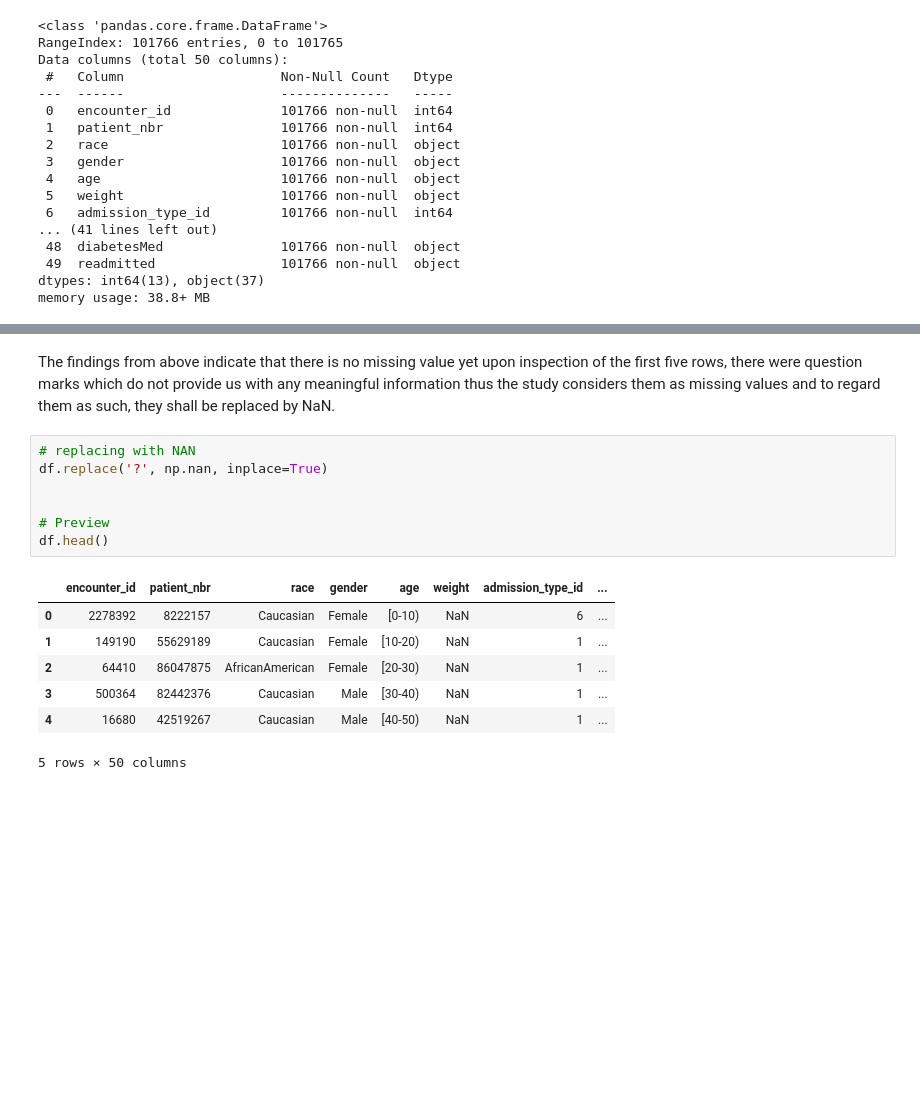
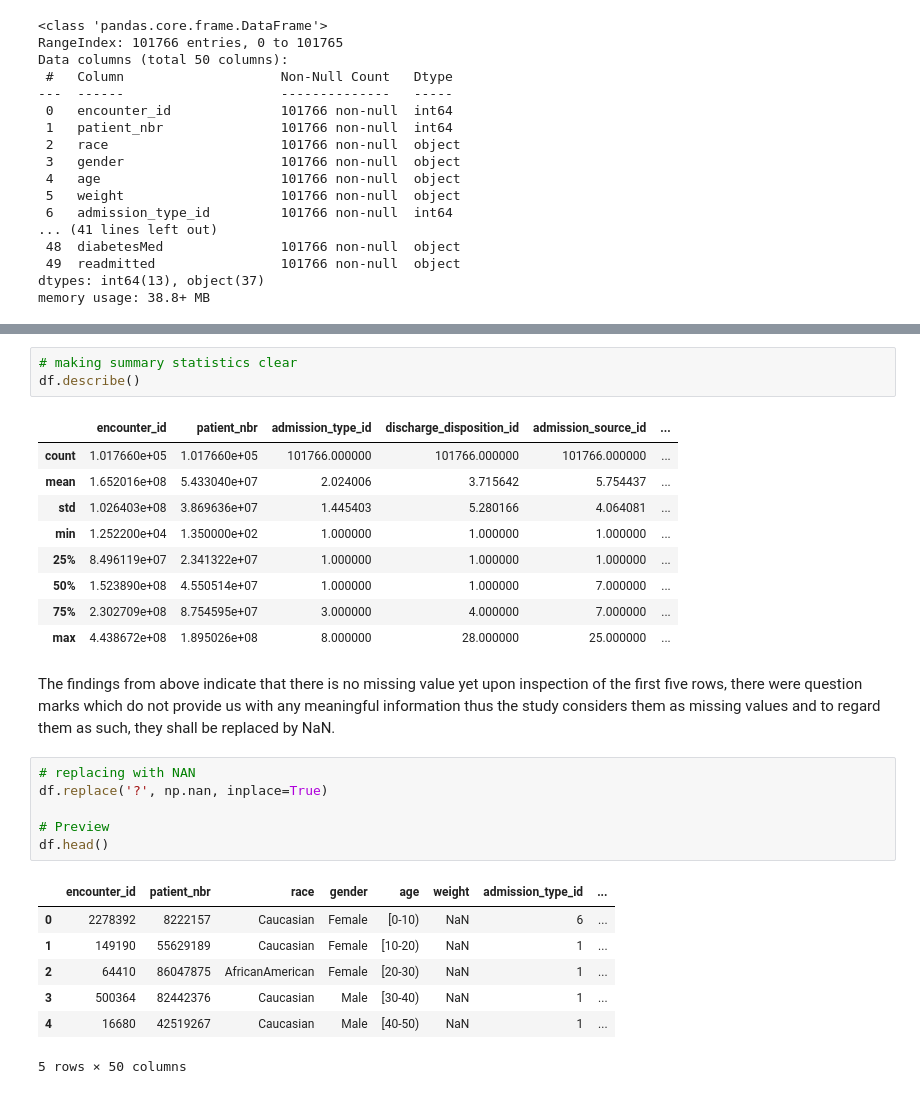
Before and after one commit to WendyMwiti/Diabetes_Readmissions, a Jupyter notebook: src/tasks/eda/eda_notebook.ipynb, the cells around one changed output, grey strips where cells are left out. Cells and saved outputs as stored; diff of their text form; blank space fills up the shorter version.

```diff
--- a/src/tasks/eda/eda_notebook.ipynb
+++ b/src/tasks/eda/eda_notebook.ipynb
@@ -105,13 +115,25 @@ memory usage: 38.8+ MB
  number_inpatient                 0.0          0.0  1.000000e+00         21.0
  number_diagnoses                 6.0          8.0  9.000000e+00         16.0  ,
  'Info (printed above)': None}
+# %%
+# making summary statistics clear
+df.describe()
+# %% [output]
+|  | encounter_id | patient_nbr | admission_type_id | discharge_disposition_id | admission_source_id | ... |
+| count | 1.017660e+05 | 1.017660e+05 | 101766.000000 | 101766.000000 | 101766.000000 | ... |
+| mean | 1.652016e+08 | 5.433040e+07 | 2.024006 | 3.715642 | 5.754437 | ... |
+| std | 1.026403e+08 | 3.869636e+07 | 1.445403 | 5.280166 | 4.064081 | ... |
+| min | 1.252200e+04 | 1.350000e+02 | 1.000000 | 1.000000 | 1.000000 | ... |
+| 25% | 8.496119e+07 | 2.341322e+07 | 1.000000 | 1.000000 | 1.000000 | ... |
+| 50% | 1.523890e+08 | 4.550514e+07 | 1.000000 | 1.000000 | 7.000000 | ... |
+| 75% | 2.302709e+08 | 8.754595e+07 | 3.000000 | 4.000000 | 7.000000 | ... |
+| max | 4.438672e+08 | 1.895026e+08 | 8.000000 | 28.000000 | 25.000000 | ... |
 # %% [markdown]
 The findings from above indicate that there is no missing value yet upon inspection of the first five rows, there were question marks which do not provide us with any meaningful information thus the study considers them as missing values and to regard them as such, they shall be replaced by NaN.
 # %%
 # replacing with NAN
 df.replace('?', np.nan, inplace=True)
 
-
 # Preview
 df.head()
 # %% [output]
```
Also changed, not shown: parts of 6 cells of this notebook, 5 other files.
